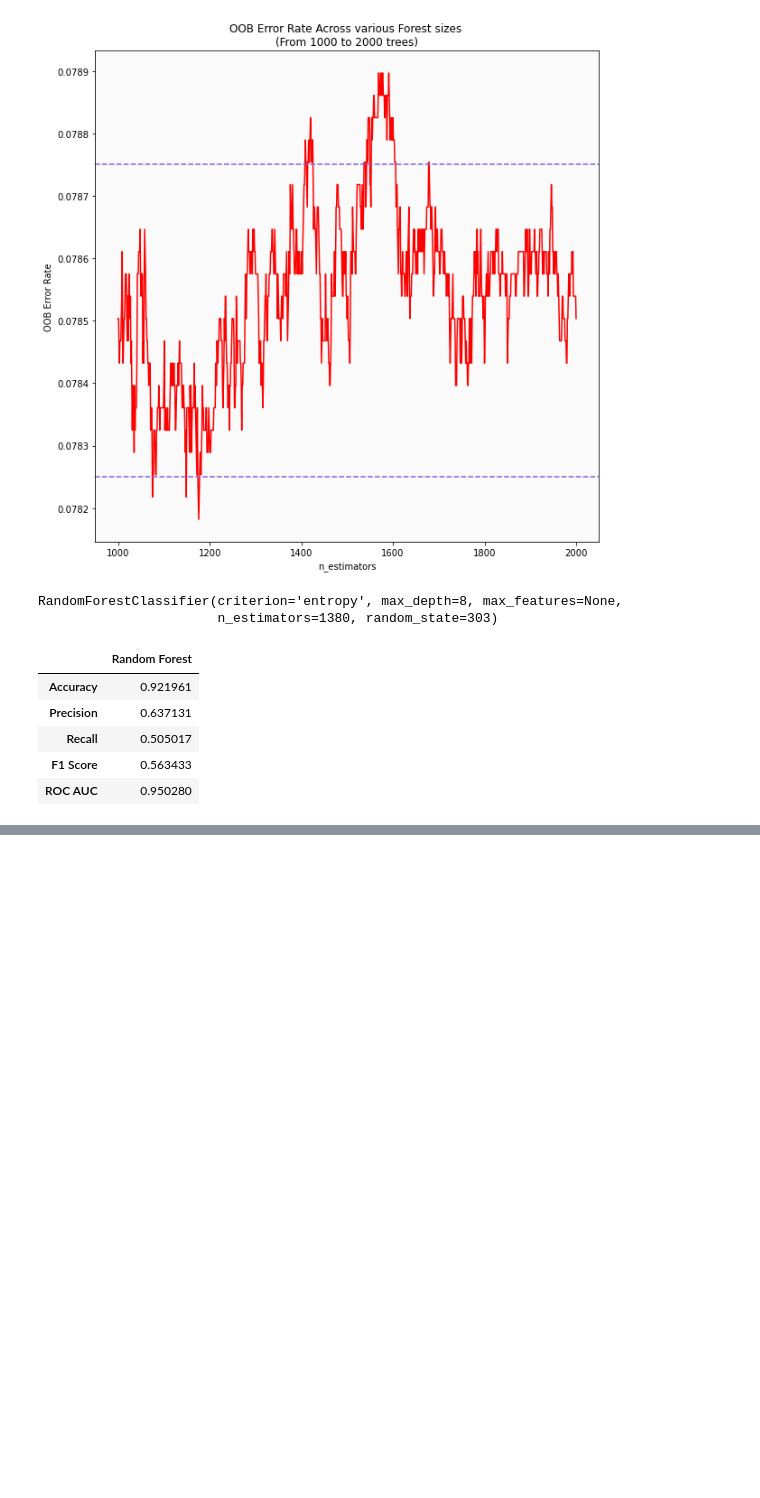
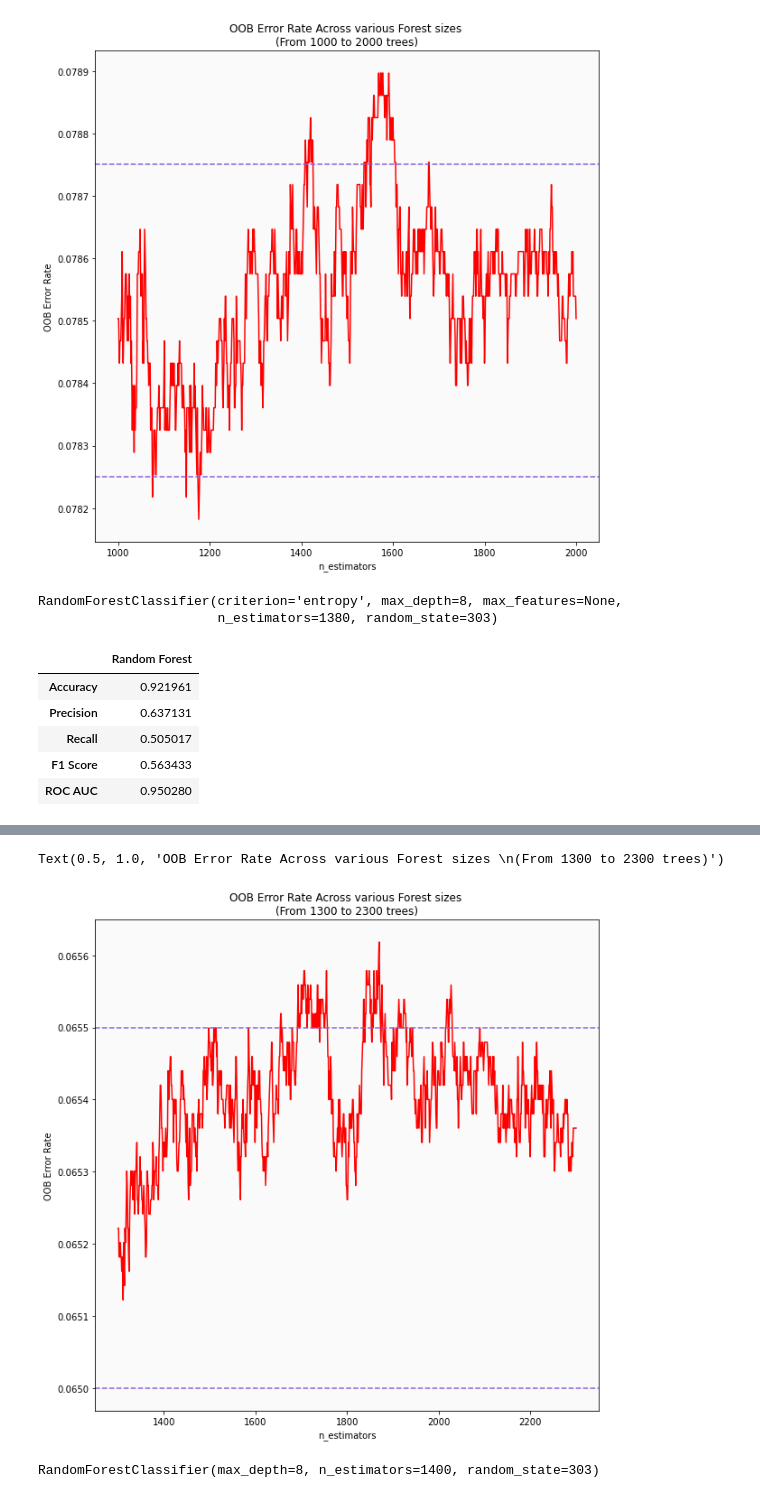
Before and after one commit to melwinmpk/python_datascience, a Jupyter notebook: Project/Project Telemarketing Campaign for Bank/Notebook/Modeling type 1.ipynb, the cells around one changed output, grey strips where cells are left out. Drawn from its saved outputs; the diff is of its cells as text; code cells hidden in the pictures; blank space fills up the shorter version.

```diff
--- a/Project/Project Telemarketing Campaign for Bank/Notebook/Modeling type 1.ipynb
+++ b/Project/Project Telemarketing Campaign for Bank/Notebook/Modeling type 1.ipynb
@@ -275,0 +347,21 @@ metrix_rf
+# %%
+fig, ax = plt.subplots(figsize=(10, 10))
+
+ax.set_facecolor('#fafafa')
+
+oob_series.plot(kind='line',color = 'red')
+plt.axhline(0.0655, color='#875FDB',linestyle='--')
+plt.axhline(0.065, color='#875FDB',linestyle='--')
+plt.xlabel('n_estimators')
+plt.ylabel('OOB Error Rate')
+plt.title('OOB Error Rate Across various Forest sizes \n(From 1300 to 2300 trees)')
+# %% [output]
+Text(0.5, 1.0, 'OOB Error Rate Across various Forest sizes \n(From 1300 to 2300 trees)')
+[figure, added]
+# %%
+model_smote_rf.set_params(n_estimators=1400,
+                    bootstrap = True,
+                    warm_start=False,
+                    oob_score=False)
+# %% [output]
+RandomForestClassifier(max_depth=8, n_estimators=1400, random_state=303)
```
Also changed, not shown: parts of 12 cells of this notebook.
